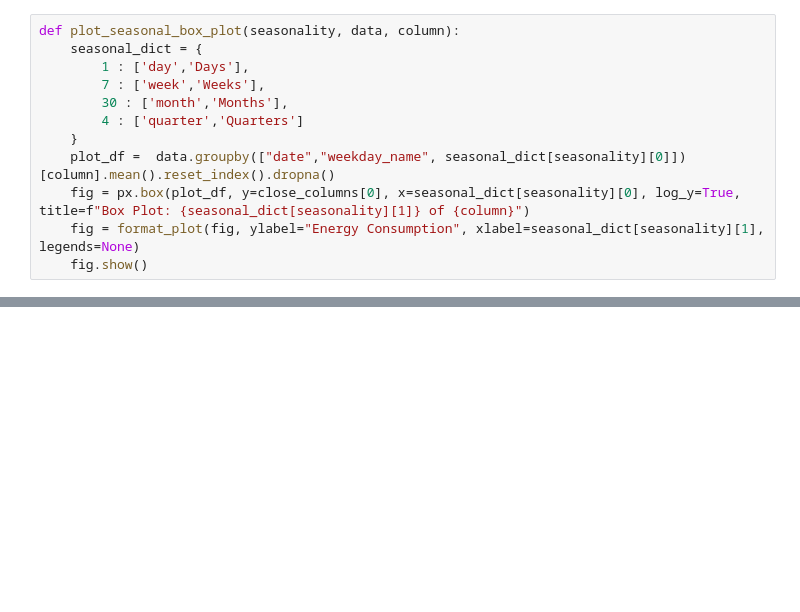
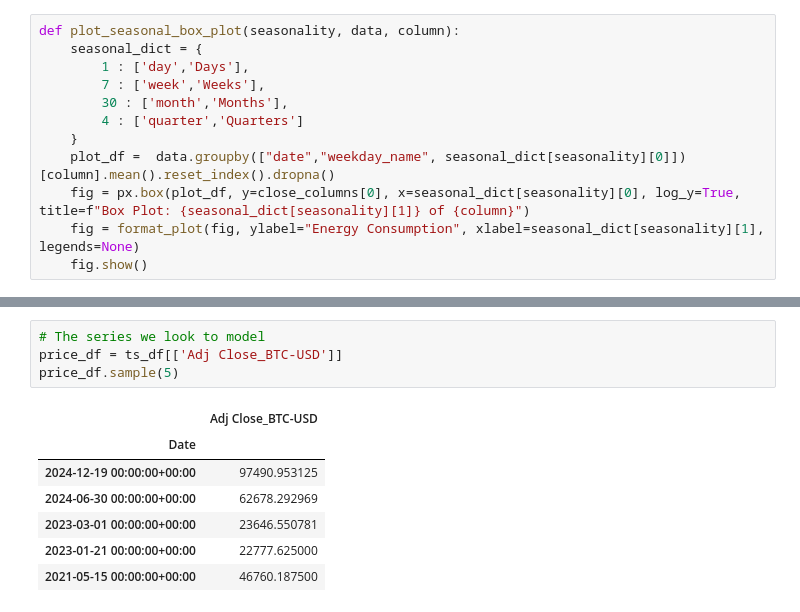
Before and after one commit to haverstein/Bitcoin-Volatility-Modeling, a Jupyter notebook: EDA.ipynb, the cells around one changed output, grey strips where cells are left out. Drawn from its saved outputs; the diff is of its cells as text; blank space fills up the shorter version.

```diff
--- a/EDA.ipynb
+++ b/EDA.ipynb
@@ -256,0 +302,12 @@ result.plot()
+# %%
+# The series we look to model
+price_df = ts_df[['Adj Close_BTC-USD']]
+price_df.sample(5)
+# %% [output]
+|  | Adj Close_BTC-USD |
+| Date |  |
+| 2024-12-19 00:00:00+00:00 | 97490.953125 |
+| 2024-06-30 00:00:00+00:00 | 62678.292969 |
+| 2023-03-01 00:00:00+00:00 | 23646.550781 |
+| 2023-01-21 00:00:00+00:00 | 22777.625000 |
+| 2021-05-15 00:00:00+00:00 | 46760.187500 |
```
Also changed, not shown: parts of 49 cells of this notebook.
